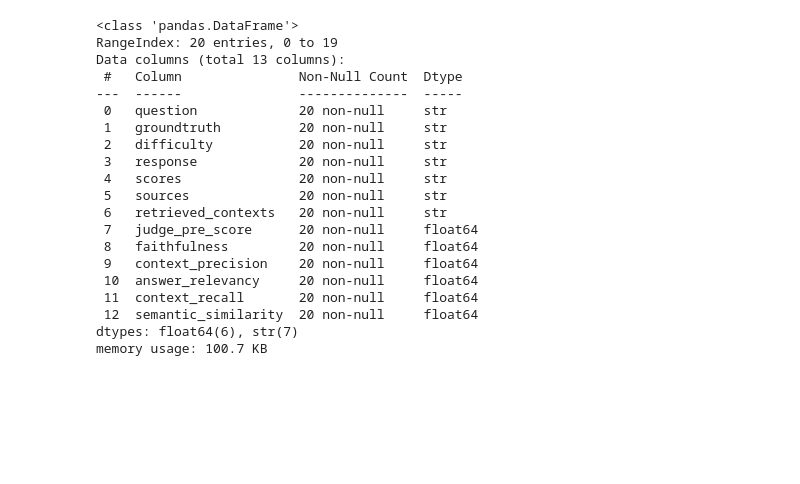
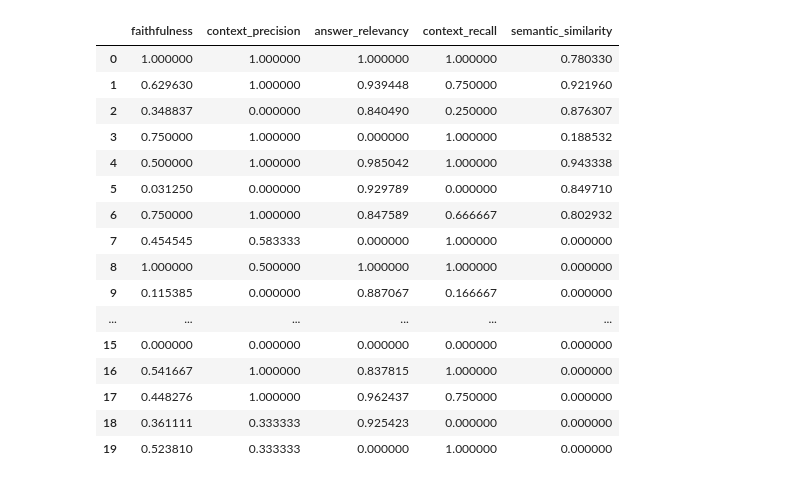
Before and after one commit to GbriRci/Test-end-to-end-su-LLM-con-RAG, a Jupyter notebook: risultati/reading_CSV.ipynb, the cells around one changed output. Saved outputs shown, nothing was run; the diff lists cells and outputs as text; code cells hidden in the pictures; blank space fills up the shorter version.

Commit message:
new data generation from GPT4.1

```diff
--- a/risultati/reading_CSV.ipynb
+++ b/risultati/reading_CSV.ipynb
@@ -3,29 +3,26 @@ import pandas as pd
 # %%
 df = pd.read_csv("../risultati_eval_GPT-4.1.csv")
 cols_to_show = ["question","groundtruth","difficulty","response","scores","sources","retrieved_contexts","judge_pre_score","faithfulness","context_precision","answer_relevancy","context_recall","semantic_similarity"]
-df.info()
+
 
 # percorso_output = "./prova.csv"
 # df.to_csv(percorso_output, index=False, encoding="utf-8-sig")
 # %% [output]
-<class 'pandas.DataFrame'>
-RangeIndex: 20 entries, 0 to 19
-Data columns (total 13 columns):
- #   Column               Non-Null Count  Dtype
----  ------               --------------  -----
- 0   question             20 non-null     str
- 1   groundtruth          20 non-null     str
- 2   difficulty           20 non-null     str
- 3   response             20 non-null     str
- 4   scores               20 non-null     str
- 5   sources              20 non-null     str
- 6   retrieved_contexts   20 non-null     str
- 7   judge_pre_score      20 non-null     float64
- 8   faithfulness         20 non-null     float64
- 9   context_precision    20 non-null     float64
- 10  answer_relevancy     20 non-null     float64
- 11  context_recall       20 non-null     float64
- 12  semantic_similarity  20 non-null     float64
-dtypes: float64(6), str(7)
-memory usage: 100.7 KB
+|  | faithfulness | context_precision | answer_relevancy | context_recall | semantic_similarity |
+| 0 | 1.000000 | 1.000000 | 1.000000 | 1.000000 | 0.780330 |
+| 1 | 0.629630 | 1.000000 | 0.939448 | 0.750000 | 0.921960 |
+| 2 | 0.348837 | 0.000000 | 0.840490 | 0.250000 | 0.876307 |
+| 3 | 0.750000 | 1.000000 | 0.000000 | 1.000000 | 0.188532 |
+| 4 | 0.500000 | 1.000000 | 0.985042 | 1.000000 | 0.943338 |
+| 5 | 0.031250 | 0.000000 | 0.929789 | 0.000000 | 0.849710 |
+| 6 | 0.750000 | 1.000000 | 0.847589 | 0.666667 | 0.802932 |
+| 7 | 0.454545 | 0.583333 | 0.000000 | 1.000000 | 0.000000 |
+| 8 | 1.000000 | 0.500000 | 1.000000 | 1.000000 | 0.000000 |
+| 9 | 0.115385 | 0.000000 | 0.887067 | 0.166667 | 0.000000 |
+| ... | ... | ... | ... | ... | ... |
+| 15 | 0.000000 | 0.000000 | 0.000000 | 0.000000 | 0.000000 |
+| 16 | 0.541667 | 1.000000 | 0.837815 | 1.000000 | 0.000000 |
+| 17 | 0.448276 | 1.000000 | 0.962437 | 0.750000 | 0.000000 |
+| 18 | 0.361111 | 0.333333 | 0.925423 | 0.000000 | 0.000000 |
+| 19 | 0.523810 | 0.333333 | 0.000000 | 1.000000 | 0.000000 |
 # %%
```
Also changed, not shown: parts of 1 cell of this notebook, 7 other files.
